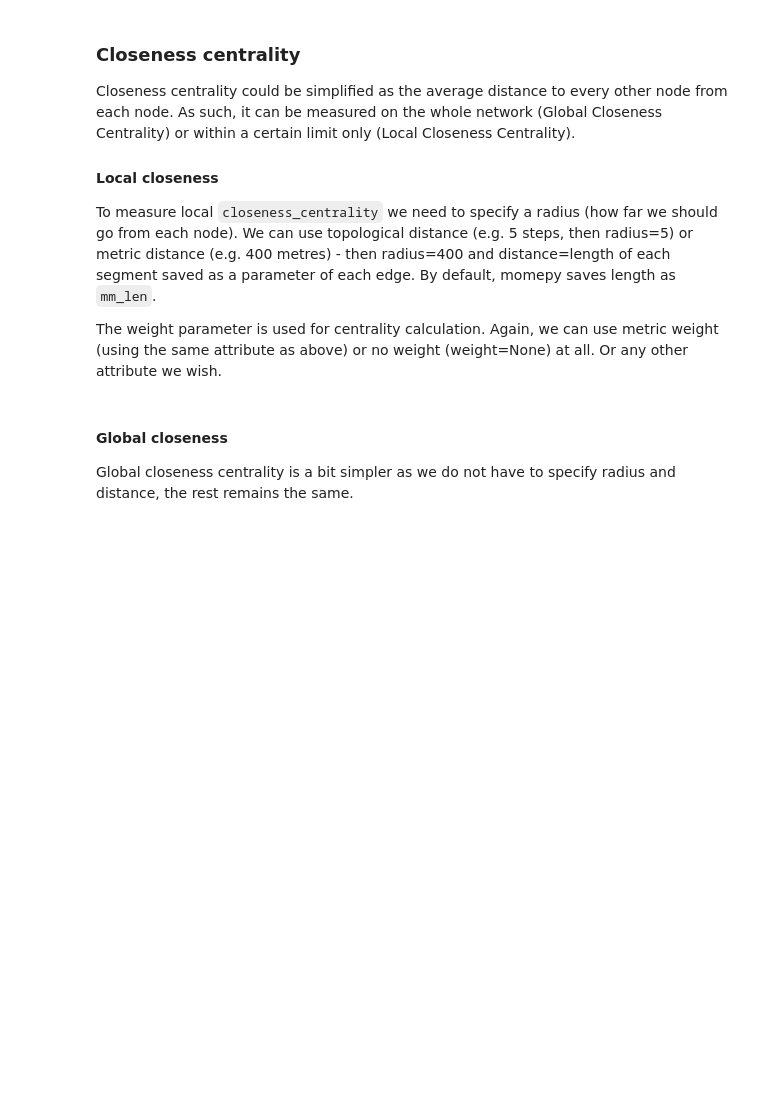
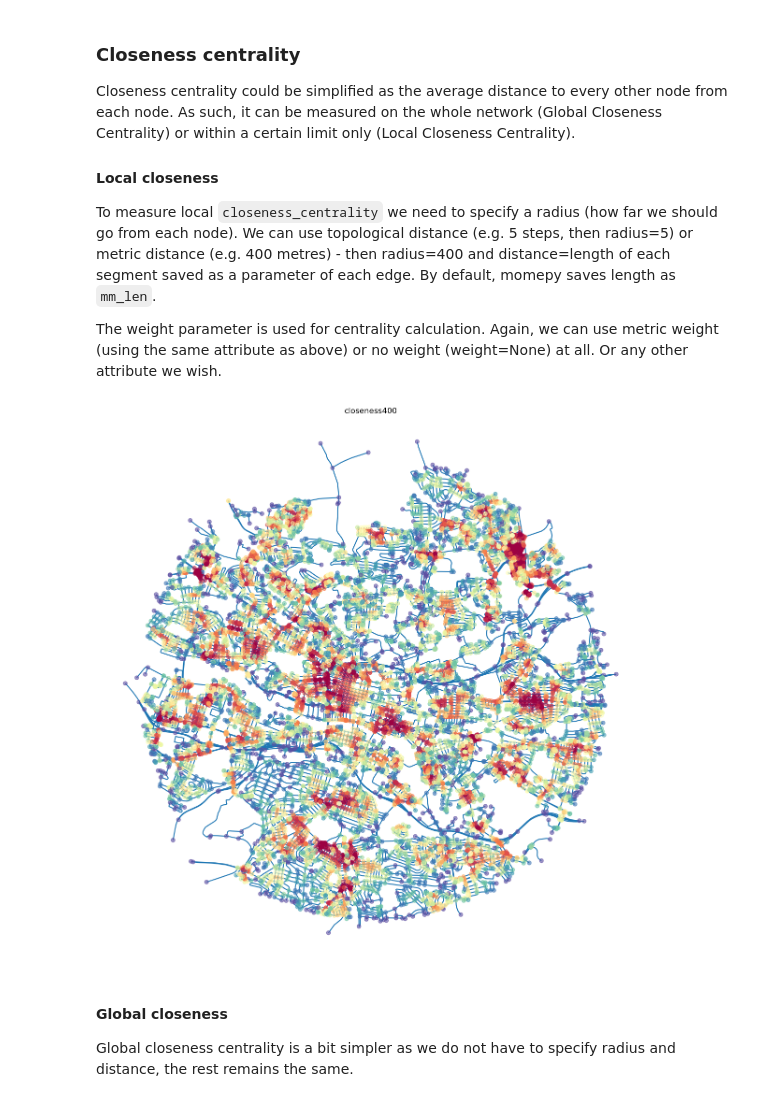
Before and after one commit to virgilxw/Morphology_model_v1, a Jupyter notebook: 5_network.ipynb, the cells around one changed output. Saved outputs shown, nothing was run; the diff lists cells and outputs as text; code cells hidden in the pictures; blank space fills up the shorter version.

Commit message:
everything written to graph-tools

```diff
--- a/5_network.ipynb
+++ b/5_network.ipynb
@@ -344,13 +348,15 @@ local_closeness_clustering = momepy.closeness_centrality(primal, radius=400, nam
 # %%
 nodes = momepy.nx_to_gdf(local_closeness_clustering, lines=False)
 f, ax = plt.subplots(figsize=(15, 15))
-nodes.plot(ax=ax, column='closeness400', cmap='Spectral_r', scheme='quantiles', k=15, alpha=0.6)
-
+nodes.plot(ax=ax, column='closeness400', cmap='Spectral_r', scheme='quantiles', k=15, alpha=0.6, zorder=1)
+edges.plot(ax=ax, zorder=0)
 closeness400 = nodes["closeness400"]
 
 ax.set_axis_off()
 ax.set_title('closeness400')
 plt.show()
+# %% [output]
+[figure, added]
 # %% [markdown]
 #### Global closeness
 
```
Also changed, not shown: parts of 25 cells of this notebook, 1 other file.
